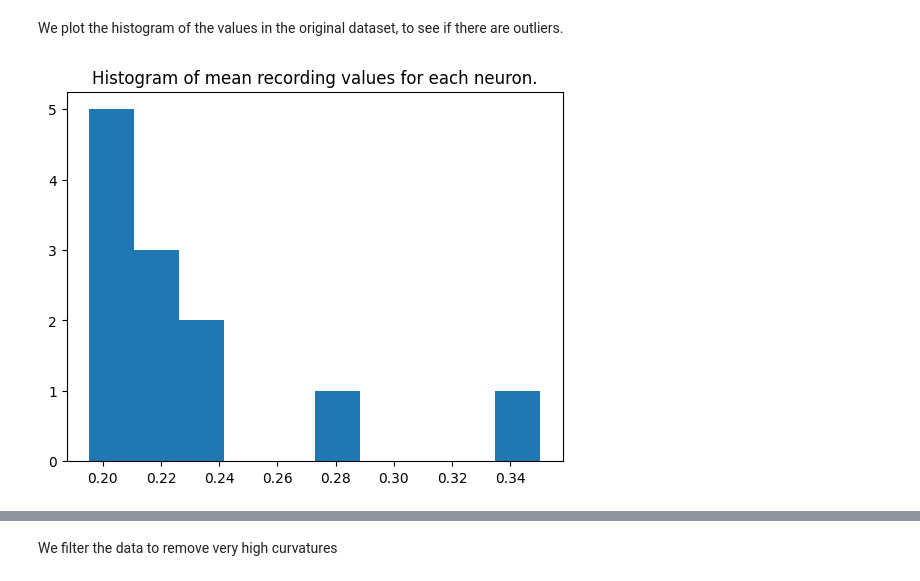
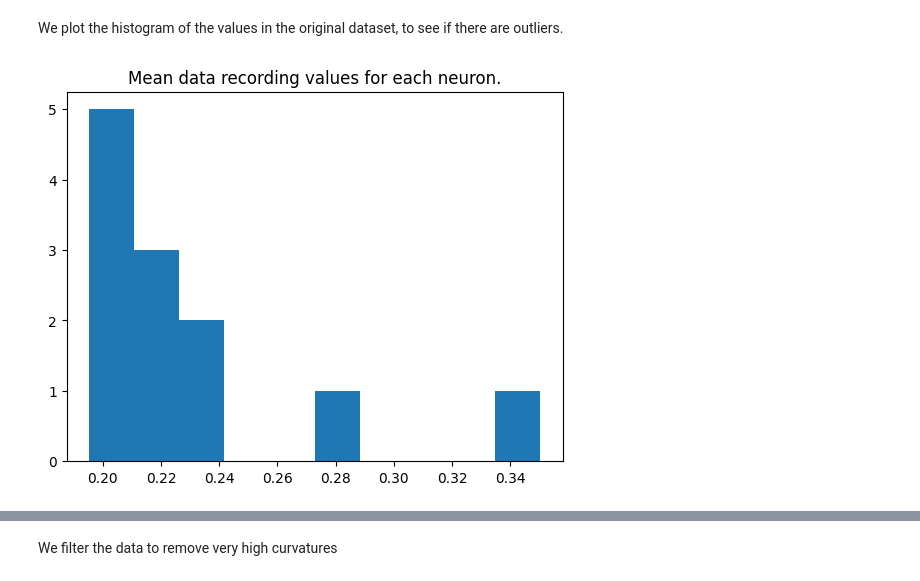
Before and after one commit to geometric-intelligence/neurometry, a Jupyter notebook: neuralgeom/notebooks/07_plot_curvature_profile_and_velocity.ipynb, the cells around one changed output, grey strips where cells are left out. Drawn from its saved outputs; the diff is of its cells as text; code cells hidden in the pictures.

```diff
--- a/neuralgeom/notebooks/07_plot_curvature_profile_and_velocity.ipynb
+++ b/neuralgeom/notebooks/07_plot_curvature_profile_and_velocity.ipynb
@@ -135,6 +133,6 @@ Dataset shape: (828, 12).
 We plot the histogram of the values in the original dataset, to see if there are outliers.
 # %%
 plt.hist(dataset_torch.mean(axis=0).cpu().numpy())
-plt.title("Histogram of mean recording values for each neuron.");
+plt.title("Mean data recording values for each neuron.");
 # %% [output]
-[figure, old version]
+[figure, new version]
```
Also changed, not shown: parts of 44 cells of this notebook, 1 other file.
